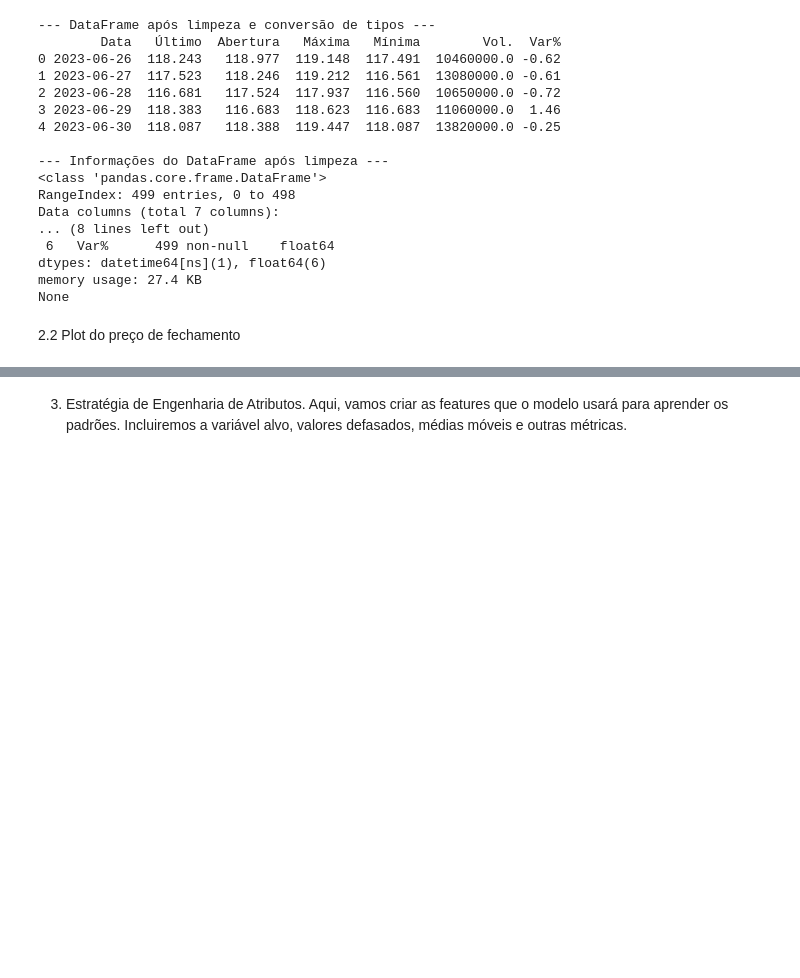
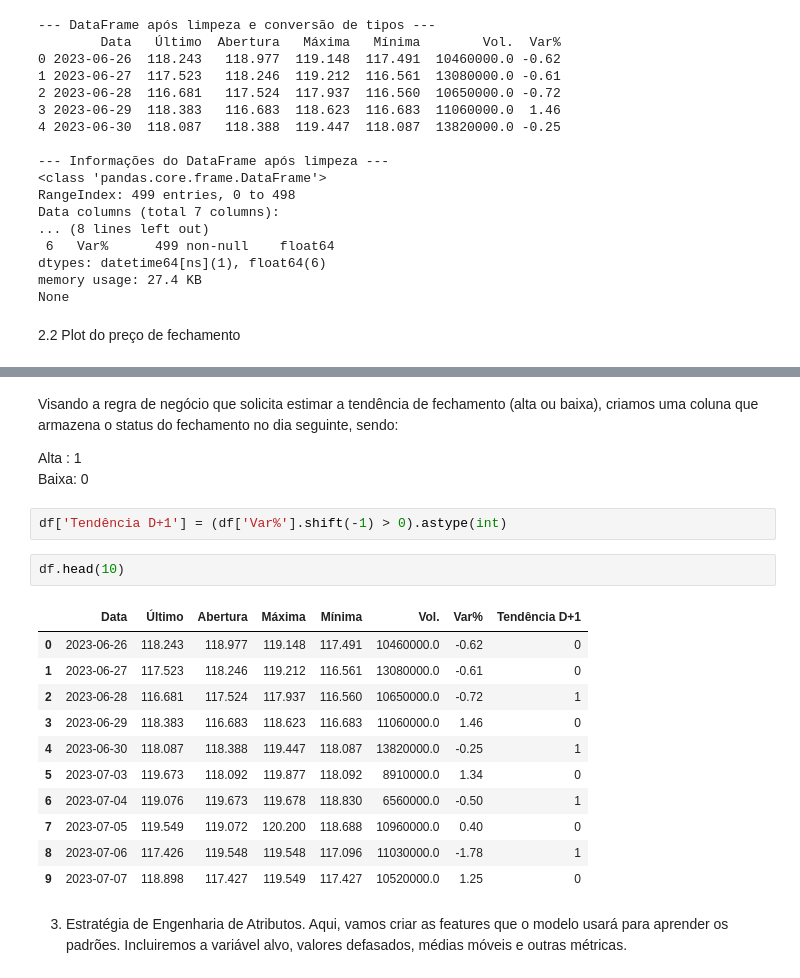
Before and after one commit to Xecolino/TechChallenge_Fase2, a Jupyter notebook: desafio01.ipynb, the cells around one changed output, grey strips where cells are left out. Drawn from its saved outputs; the diff is of its cells as text; blank space fills up the shorter version.

```diff
--- a/desafio01.ipynb
+++ b/desafio01.ipynb
@@ -121,6 +121,27 @@ plt.grid(True)
 plt.show()
 # %% [output]
 [figure]
+# %% [markdown]
+Visando a regra de negócio que solicita estimar a tendência de fechamento (alta ou baixa), criamos uma coluna que armazena o status do fechamento no dia seguinte, sendo:
+<p>
+Alta : 1<br>
+Baixa: 0
+# %%
+df['Tendência D+1'] = (df['Var%'].shift(-1) > 0).astype(int)
+# %%
+df.head(10)
+# %% [output]
+|  | Data | Último | Abertura | Máxima | Mínima | Vol. | Var% | Tendência D+1 |
+| 0 | 2023-06-26 | 118.243 | 118.977 | 119.148 | 117.491 | 10460000.0 | -0.62 | 0 |
+| 1 | 2023-06-27 | 117.523 | 118.246 | 119.212 | 116.561 | 13080000.0 | -0.61 | 0 |
+| 2 | 2023-06-28 | 116.681 | 117.524 | 117.937 | 116.560 | 10650000.0 | -0.72 | 1 |
+| 3 | 2023-06-29 | 118.383 | 116.683 | 118.623 | 116.683 | 11060000.0 | 1.46 | 0 |
+| 4 | 2023-06-30 | 118.087 | 118.388 | 119.447 | 118.087 | 13820000.0 | -0.25 | 1 |
+| 5 | 2023-07-03 | 119.673 | 118.092 | 119.877 | 118.092 | 8910000.0 | 1.34 | 0 |
+| 6 | 2023-07-04 | 119.076 | 119.673 | 119.678 | 118.830 | 6560000.0 | -0.50 | 1 |
+| 7 | 2023-07-05 | 119.549 | 119.072 | 120.200 | 118.688 | 10960000.0 | 0.40 | 0 |
+| 8 | 2023-07-06 | 117.426 | 119.548 | 119.548 | 117.096 | 11030000.0 | -1.78 | 1 |
+| 9 | 2023-07-07 | 118.898 | 117.427 | 119.549 | 117.427 | 10520000.0 | 1.25 | 0 |
 # %% [markdown]
 3. Estratégia de Engenharia de Atributos.
 Aqui, vamos criar as features que o modelo usará para aprender os padrões. Incluiremos a variável alvo, valores defasados, médias móveis e outras métricas.
```
